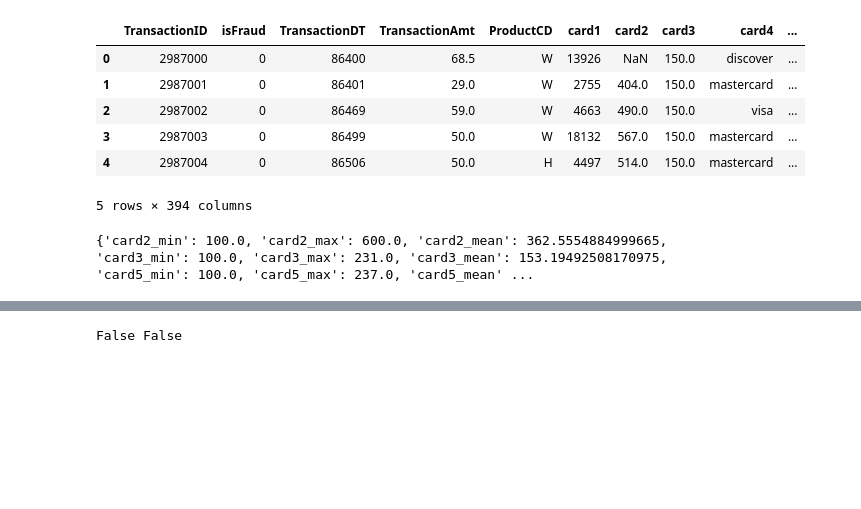
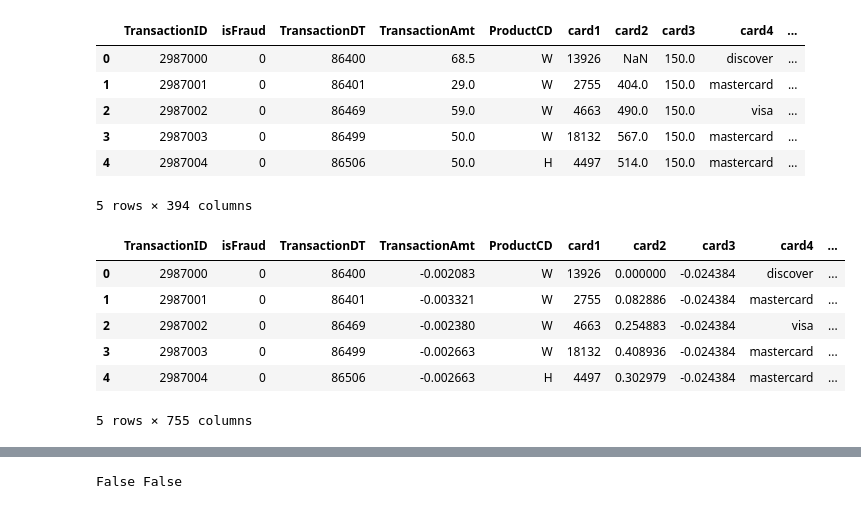
Before and after one commit to aquangnguyen1992/Advanced_Data_Science_Capstone, a Jupyter notebook: Capstone_Project.ipynb, the cells around one changed output, grey strips where cells are left out. Saved outputs shown, nothing was run; the diff lists cells and outputs as text; code cells hidden in the pictures; blank space fills up the shorter version.

```diff
--- a/Capstone_Project.ipynb
+++ b/Capstone_Project.ipynb
@@ -130,6 +133,12 @@ for column in float_columns:
-# %%
-print(cache)
-# %% [output]
-{'card2_min': 100.0, 'card2_max': 600.0, 'card2_mean': 362.5554884999665, 'card3_min': 100.0, 'card3_max': 231.0, 'card3_mean': 153.19492508170975, 'card5_min': 100.0, 'card5_max': 237.0, 'card5_mean' ...
+# %%
+dataset_transaction.head(5)
+# %% [output]
+|  | TransactionID | isFraud | TransactionDT | TransactionAmt | ProductCD | card1 | card2 | card3 | card4 | ... |
+| 0 | 2987000 | 0 | 86400 | -0.002083 | W | 13926 | 0.000000 | -0.024384 | discover | ... |
+| 1 | 2987001 | 0 | 86401 | -0.003321 | W | 2755 | 0.082886 | -0.024384 | mastercard | ... |
+| 2 | 2987002 | 0 | 86469 | -0.002380 | W | 4663 | 0.254883 | -0.024384 | visa | ... |
+| 3 | 2987003 | 0 | 86499 | -0.002663 | W | 18132 | 0.408936 | -0.024384 | mastercard | ... |
+| 4 | 2987004 | 0 | 86506 | -0.002663 | H | 4497 | 0.302979 | -0.024384 | mastercard | ... |
+5 rows × 755 columns
 # %%
 for column in int_columns:
```
Also changed, not shown: parts of 13 cells of this notebook.
